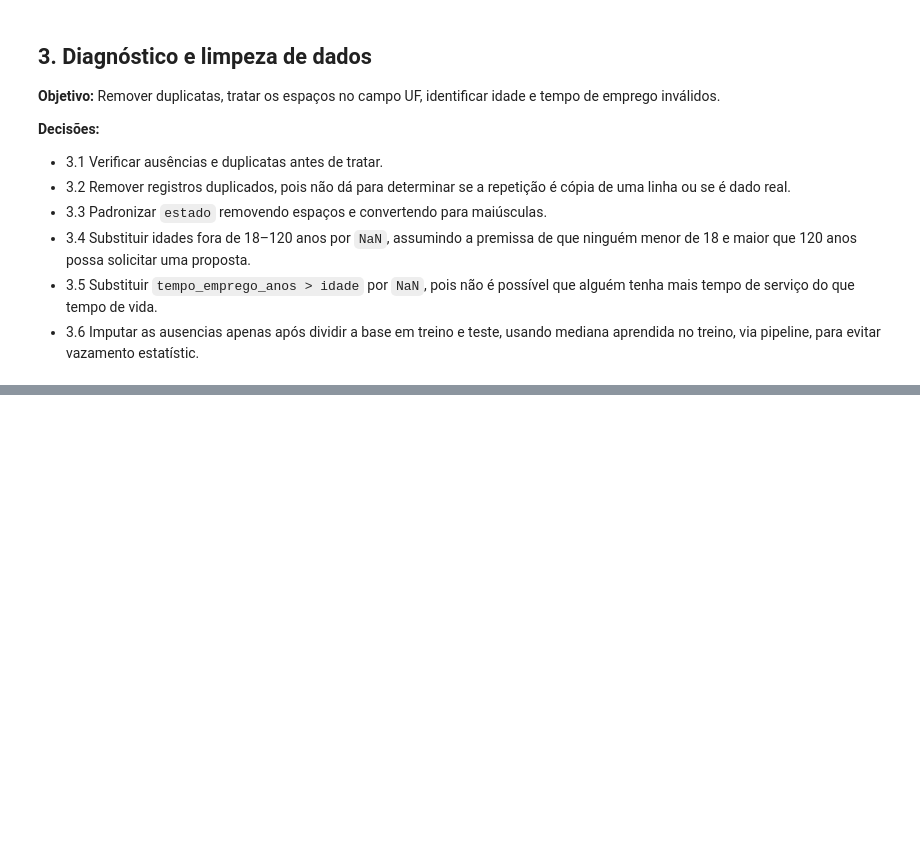
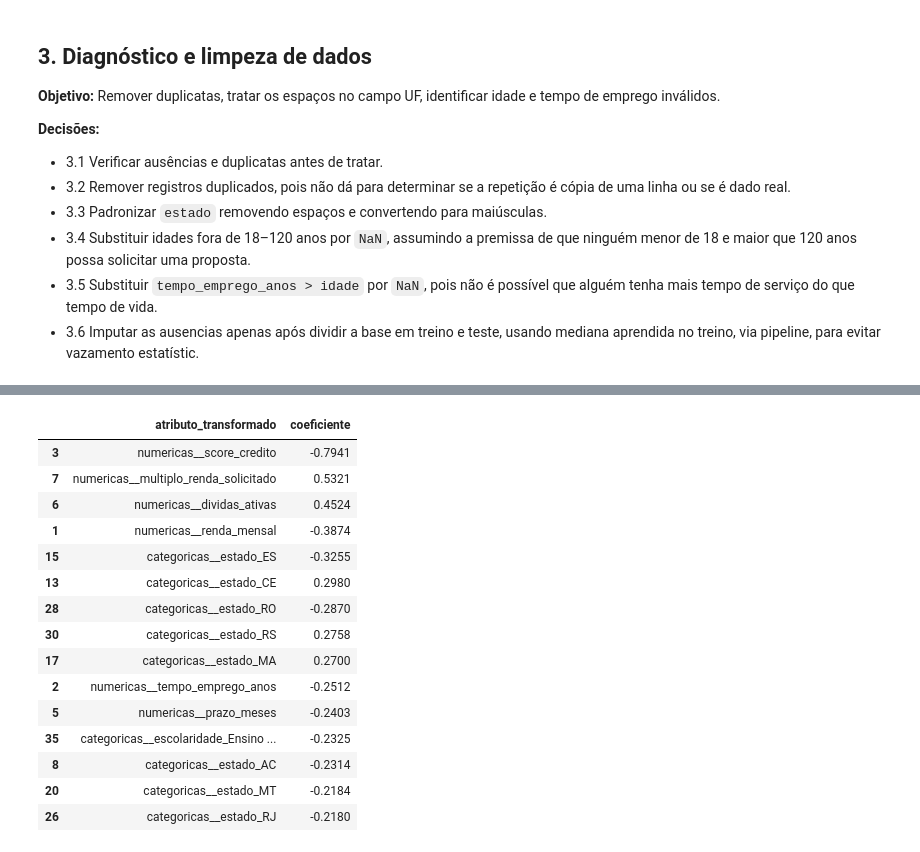
Before and after one commit to gabrielbragads/fast-track-ai-analise-de-credito, a Jupyter notebook: notebook/analise_de_credito.ipynb, the cells around one changed output, grey strips where cells are left out. Drawn from its saved outputs; the diff is of its cells as text; code cells hidden in the pictures; blank space fills up the shorter version.

Commit message:
feat: incluindo engenharia de atributo

```diff
--- a/notebook/analise_de_credito.ipynb
+++ b/notebook/analise_de_credito.ipynb
@@ -262,0 +565,23 @@ print("UFs com espaços extras:", (df_bruto["estado"] != df_bruto["estado"].str.
+# %%
+nomes_atributos = modelo.named_steps["preprocessamento"].get_feature_names_out()
+coeficientes = modelo.named_steps["classificador"].coef_[0]
+coef_df = pd.DataFrame({"atributo_transformado": nomes_atributos, "coeficiente": coeficientes})
+coef_df["magnitude"] = coef_df["coeficiente"].abs()
+display(coef_df.sort_values("magnitude", ascending=False).head(15).drop(columns="magnitude").round(4))
+# %% [output]
+|  | atributo_transformado | coeficiente |
+| 3 | numericas__score_credito | -0.7941 |
+| 7 | numericas__multiplo_renda_solicitado | 0.5321 |
+| 6 | numericas__dividas_ativas | 0.4524 |
+| 1 | numericas__renda_mensal | -0.3874 |
+| 15 | categoricas__estado_ES | -0.3255 |
+| 13 | categoricas__estado_CE | 0.2980 |
+| 28 | categoricas__estado_RO | -0.2870 |
+| 30 | categoricas__estado_RS | 0.2758 |
+| 17 | categoricas__estado_MA | 0.2700 |
+| 2 | numericas__tempo_emprego_anos | -0.2512 |
+| 5 | numericas__prazo_meses | -0.2403 |
+| 35 | categoricas__escolaridade_Ensino ... | -0.2325 |
+| 8 | categoricas__estado_AC | -0.2314 |
+| 20 | categoricas__estado_MT | -0.2184 |
+| 26 | categoricas__estado_RJ | -0.2180 |
```
Also changed, not shown: parts of 30 cells of this notebook.
